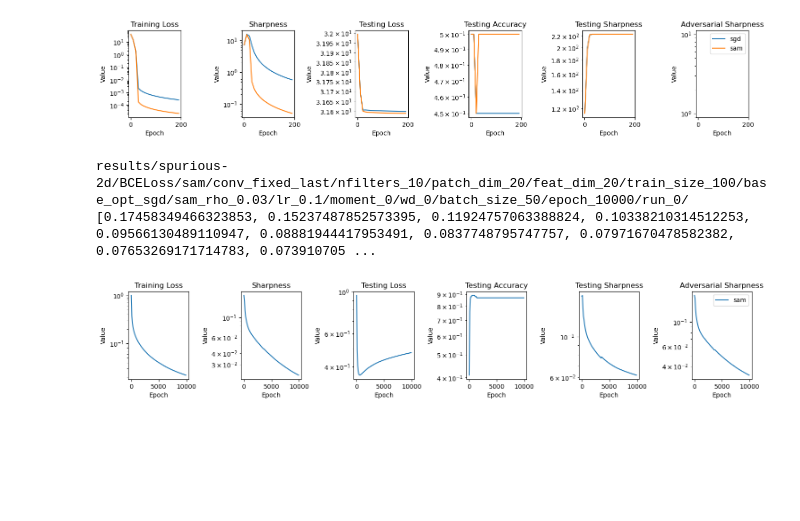
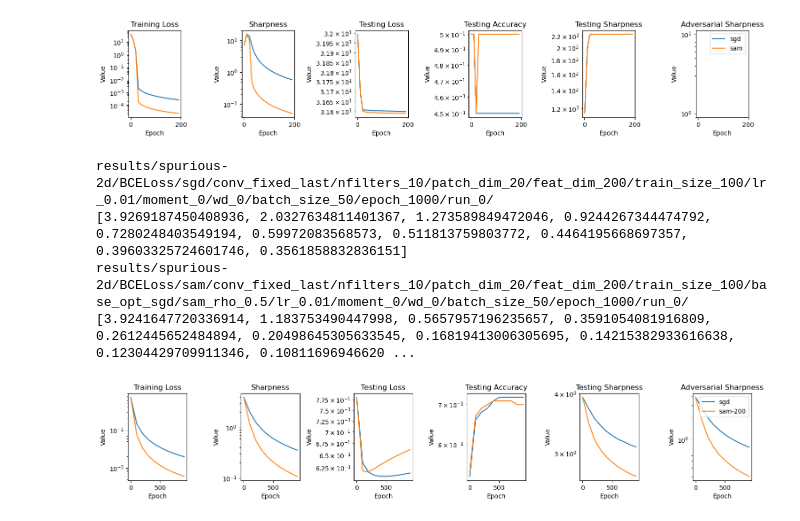
Before and after one commit to lucmonl/mlopt, a Jupyter notebook: notebook/sharpness-generalization.ipynb, the cells around one changed output. Saved outputs shown, nothing was run; the diff lists cells and outputs as text; code cells hidden in the pictures; blank space fills up the shorter version.

```diff
--- a/notebook/sharpness-generalization.ipynb
+++ b/notebook/sharpness-generalization.ipynb
@@ -608,27 +608,31 @@ results/spurious-2d/CrossEntropyLoss/sam/conv_fixed_last/nfilters_10/patch_dim_2
 # %%
 from plot_functions import plot_figures_opts
 from main import graphs
 
-lr, dataset_name, loss_name, momentum, weight_decay, batch_size, epochs = 0.1, "spurious-2d", 'BCELoss', 0, 0, 50, 10000
+lr, dataset_name, loss_name, momentum, weight_decay, batch_size, epochs = 0.01, "spurious-2d", 'BCELoss', 0, 0, 50, 1000
 model_name = "conv_fixed_last"
 nfilters, patch_dim, feat_dim, train_size = 10, 20, 20, 100
 model_params = {}
 #model_params["sam"] = {"feat_dim":50, "train_size": train_size, "sam_rho":0.2}
 model_params["sam-20"] = {"nfilters":nfilters, "patch_dim":patch_dim, "feat_dim":20, "train_size": train_size, "base_opt": "sgd", "sam_rho":0.03}
-model_params["sam-200"] = {"nfilters":nfilters, "patch_dim":patch_dim, "feat_dim":200, "train_size": train_size, "base_opt": "sgd", "sam_rho":0.03}
-model_params["sgd"] = {"nfilters":nfilters, "patch_dim":patch_dim, "feat_dim":feat_dim, "train_size": train_size,}
+model_params["sam-200"] = {"nfilters":nfilters, "patch_dim":patch_dim, "feat_dim":200, "train_size": train_size, "base_opt": "sgd", "sam_rho":0.5}
+model_params["sam-2000"] = {"nfilters":nfilters, "patch_dim":patch_dim, "feat_dim":2000, "train_size": train_size, "base_opt": "sgd", "sam_rho":0.01}
+model_params["sgd"] = {"nfilters":nfilters, "patch_dim":patch_dim, "feat_dim":200, "train_size": train_size,}
 model_params["norm-sgd"] = {"nfilters":10, "patch_dim":20, "feat_dim":5000, "train_size": 20, "base_opt": "sgd", "norm_lr": 0.0001}
 #model_params["norm-sgd-0.1"] = {"norm_lr": 0.05, "feat_dim":30, "train_size": train_size}
 
 opt_params = {}
 opt_params['sam-20'] = {"adv_eta":0.01, 'lr': lr, 'dataset_name':dataset_name, 'loss': loss_name, 'opt':'sam', 'model_name':model_name, 'momentum':momentum, 'weight_decay':weight_decay, 'batch_size':batch_size, 'epochs':epochs}
 opt_params['sam-200'] = {"adv_eta":0.01, 'lr': lr, 'dataset_name':dataset_name, 'loss': loss_name, 'opt':'sam', 'model_name':model_name, 'momentum':momentum, 'weight_decay':weight_decay, 'batch_size':batch_size, 'epochs':epochs}
+opt_params['sam-2000'] = {"adv_eta":0.01, 'lr': lr, 'dataset_name':dataset_name, 'loss': loss_name, 'opt':'sam', 'model_name':model_name, 'momentum':momentum, 'weight_decay':weight_decay, 'batch_size':batch_size, 'epochs':epochs}
 opt_params['sgd'] = {"adv_eta":0.01, 'lr': lr, 'dataset_name':dataset_name, 'loss': loss_name, 'opt':'sgd', 'model_name':model_name, 'momentum':momentum, 'weight_decay':weight_decay, 'batch_size':batch_size, 'epochs':epochs}
 opt_params['norm-sgd'] = {"adv_eta":0.01, 'lr': lr, 'dataset_name':dataset_name, 'loss': loss_name, 'opt':'norm-sgd', 'model_name':model_name, 'momentum':momentum, 'weight_decay':weight_decay, 'batch_size':batch_size, 'epochs':epochs}
 opt_params['norm-sgd-0.1'] = {"adv_eta":0.01, 'lr': lr, 'dataset_name':dataset_name, 'loss': loss_name, 'opt':'norm-sgd', 'model_name':model_name, 'momentum':momentum, 'weight_decay':weight_decay, 'batch_size':batch_size, 'epochs':epochs}
 
-plot_figures_opts(["sam"], model_params, opt_params)
+plot_figures_opts(["sgd", "sam-200"], model_params, opt_params)
 # %% [output]
-results/spurious-2d/BCELoss/sam/conv_fixed_last/nfilters_10/patch_dim_20/feat_dim_20/train_size_100/base_opt_sgd/sam_rho_0.03/lr_0.1/moment_0/wd_0/batch_size_50/epoch_10000/run_0/
-[0.17458349466323853, 0.15237487852573395, 0.11924757063388824, 0.10338210314512253, 0.09566130489110947, 0.08881944417953491, 0.0837748795747757, 0.07971670478582382, 0.07653269171714783, 0.073910705 ...
+results/spurious-2d/BCELoss/sgd/conv_fixed_last/nfilters_10/patch_dim_20/feat_dim_200/train_size_100/lr_0.01/moment_0/wd_0/batch_size_50/epoch_1000/run_0/
+[3.9269187450408936, 2.0327634811401367, 1.273589849472046, 0.9244267344474792, 0.7280248403549194, 0.59972083568573, 0.511813759803772, 0.4464195668697357, 0.39603325724601746, 0.3561858832836151]
+results/spurious-2d/BCELoss/sam/conv_fixed_last/nfilters_10/patch_dim_20/feat_dim_200/train_size_100/base_opt_sgd/sam_rho_0.5/lr_0.01/moment_0/wd_0/batch_size_50/epoch_1000/run_0/
+[3.9241647720336914, 1.183753490447998, 0.5657957196235657, 0.3591054081916809, 0.2612445652484894, 0.20498645305633545, 0.16819413006305695, 0.14215382933616638, 0.12304429709911346, 0.10811696946620 ...
-[figure, old version]
+[figure, new version]
```
Also changed, not shown: 1 other file.
